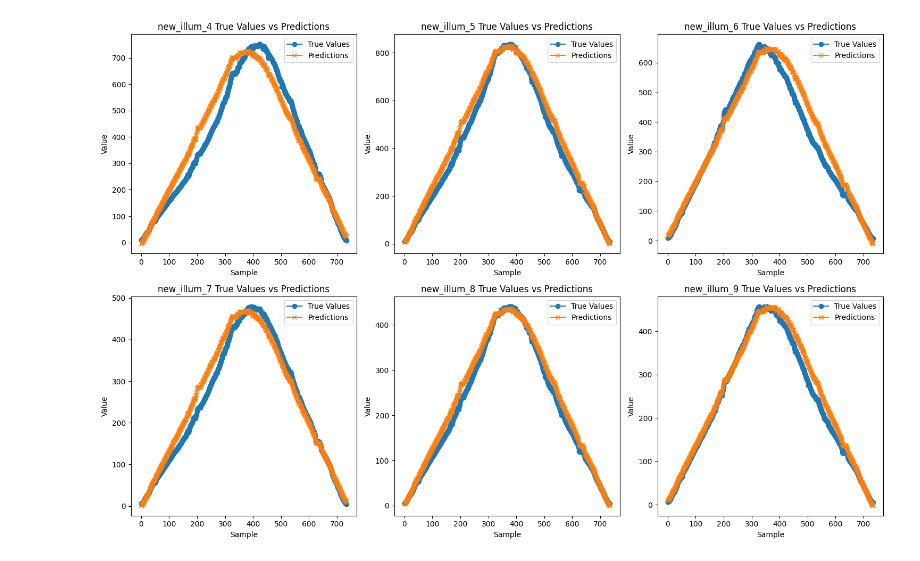
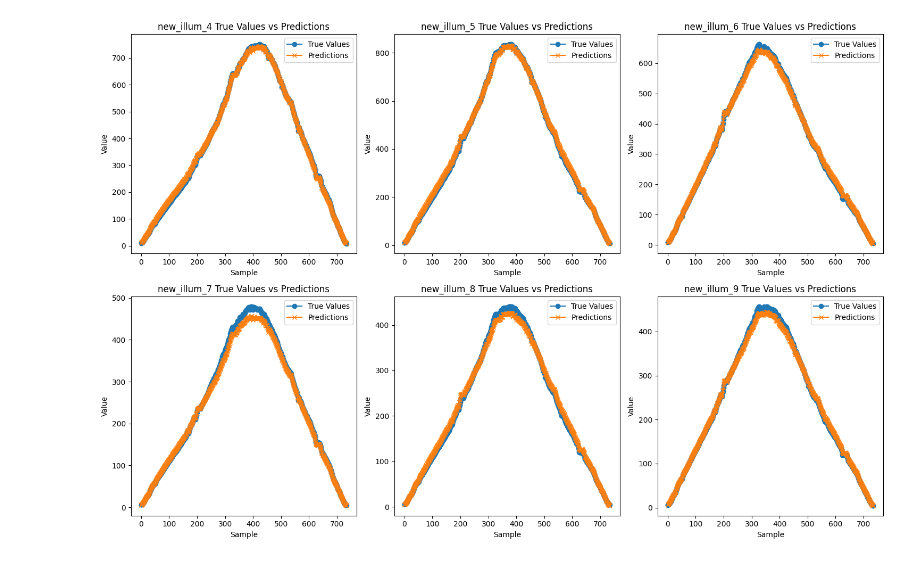
Before and after one commit to 2024-WISET-F16/wiset-ai-models, a Jupyter notebook: kwakminjung/LinearRegression.ipynb, the cells around one changed output. Saved outputs shown, nothing was run; the diff lists cells and outputs as text; code cells hidden in the pictures.

```diff
--- a/kwakminjung/LinearRegression.ipynb
+++ b/kwakminjung/LinearRegression.ipynb
@@ -5,17 +5,23 @@ import numpy as np
 import pandas as pd
 import torch
 import torch.nn as nn
-from sklearn.preprocessing import MinMaxScaler
 import matplotlib.pyplot as plt
 from sklearn.metrics import mean_absolute_error
+from openpyxl import Workbook
 
 training_dataset = pd.read_excel('/content/drive/MyDrive/Colab Notebooks/wiset_train_data_20240329-20240513.xlsx')
 test_dataset = pd.read_excel('/content/drive/MyDrive/Colab Notebooks/wiset_test_data_20240407.xlsx')
+
+# test_dataset 복사 (datetime 포함 복사)
+test_dataset_copy = test_dataset.copy()
 
 # training dataset 준비
 # azimuth or elevation 'dark' 일 경우 제외
 mask = ~(training_dataset['azimuth'].str.contains('dark') | training_dataset['elevation'].str.contains('dark'))
 training_dataset = training_dataset[mask]
+
+training_dataset['azimuth'] = training_dataset['azimuth'].astype(float)
+training_dataset['elevation'] = training_dataset['elevation'].astype(float)
 
 X_train_pd = training_dataset.iloc[:, 1:6]
 y_train_pd = training_dataset.iloc[:, 6:]
@@ -26,10 +32,9 @@ y_train_pd = y_train_pd.dropna()
 
 # ===================
 
-# X_train 정규화
-scaler = MinMaxScaler()
+X_train_np = X_train_pd.astype(np.float32).to_numpy()
+X_train_np[:, 0] = abs(X_train_np[:, 0] - 180)
 
-X_train_np = scaler.fit_transform(X_train_pd.astype(np.float32))
 y_train_np = y_train_pd.astype(np.float32).to_numpy()
 
 X_train = torch.Tensor(X_train_np).float()
@@ -37,7 +42,8 @@ y_train = torch.Tensor(y_train_np).float()
 
 # test dataset 준비
 X_test_pd = test_dataset.iloc[:, 1:6]
-X_test_np = scaler.fit_transform(X_test_pd.astype(np.float32))
+X_test_np = X_test_pd.astype(np.float32).to_numpy()
+X_test_np[:, 0] = abs(X_test_np[:, 0] - 180)
 
 X_test = torch.Tensor(X_test_np).float()
 
@@ -73,12 +79,17 @@ for name, child in model.named_children():
 # loss function (mean square)
 loss_function = nn.MSELoss()
 
-# optimizer: 경사하강법
-optimizer = torch.optim.SGD(model.parameters(), lr=1e-2)
+# optimizer: Adam optimizer 사용
+optimizer = torch.optim.Adam(model.parameters(), lr=1e-1)
+
+# 조기 종료 변수 초기화
+early_stopping_epochs = 5
+best_loss = float('inf')
+early_stop_cnt = 0
 
 train_loss_list = []
 test_loss_list = []
-nums_epoch = 4000
+nums_epoch = 10000
 eval_interval = 100
 
 for epoch in range(nums_epoch + 1):
@@ -105,13 +116,26 @@ for epoch in range(nums_epoch + 1):
       test_loss = loss_function(test_predictions, y_test)
       test_loss_list.append(test_loss.item())
 
+      print(f'epoch = {epoch}, current test loss = {test_loss.item():.4f}')
+
+      # 조기 종료 조건 검사
+      if test_loss < best_loss:
+        best_loss = test_loss
+        early_stop_cnt = 0
+      else:
+        early_stop_cnt += 1
+
+      if early_stop_cnt >= early_stopping_epochs:
+        print(f'Early stopping at epoch {epoch}')
+        break
+
 print(f'Final train loss: {train_loss_list[-1]:.4f}')
 print(f'Final test loss: {test_loss_list[-1]:.4f}')
 
 # loss function plot
 plt.figure(figsize=(10, 5))
-plt.plot(range(nums_epoch + 1), train_loss_list, label='Train Loss')
-plt.plot(range(0, nums_epoch + 1, eval_interval), test_loss_list, label='Test Loss')
+plt.plot(range(len(train_loss_list)), train_loss_list, label='Train Loss')
+plt.plot(range(0, len(train_loss_list), eval_interval), test_loss_list, label='Test Loss')
 plt.xlabel('Epoch')
 plt.ylabel('Loss')
 plt.title('Train and Test Loss Over Epochs')
@@ -132,7 +156,48 @@ for i in range(6):
 plt.tight_layout()
 plt.show()
 
+test_predictions_np = test_predictions.numpy()
+
+total_mae = 0
 for i in range(6):
-    mae = mean_absolute_error(y_test_np[:, i], test_predictions.numpy()[:, i])
+    mae = mean_absolute_error(y_test_np[:, i], test_predictions_np[:, i])
     print(f'new_illum_{i + 4} mean absolute error: {mae}')
+    total_mae += mae
+
+print(f'total mae: {total_mae / 6}')
+print(test_predictions_np)
+
+# 예측값
+predicted_values = {
+    'predicted_new_illum_4': test_predictions_np[:, 0],
+    'predicted_new_illum_5': test_predictions_np[:, 1],
+    'predicted_new_illum_6': test_predictions_np[:, 2],
+    'predicted_new_illum_7': test_predictions_np[:, 3],
+    'predicted_new_illum_8': test_predictions_np[:, 4],
+    'predicted_new_illum_9': test_predictions_np[:, 5],
+}
+
+# 예측값을 test_dataset_copy에 추가
+for key, value in predicted_values.items():
+    test_dataset_copy[key] = value
+
+# Workbook 객체 생성
+wb = Workbook()
+
+# 현재 활성화된 워크시트 선택 후 ws 변수에 할당
+ws = wb.active
+
+# 시트 제목
+ws.title = "Predicted values"
+
+# 컬럼 헤더 추가
+column = ['datetime', 'azimuth', 'elevation', 'new_illum_10', 'new_illum_11', 'new_illum_12', 'new_illum_4', 'new_illum_5', 'new_illum_6', 'new_illum_7', 'new_illum_8', 'new_illum_9','predicted_new_illum_4', 'predicted_new_illum_5', 'predicted_new_illum_6', 'predicted_new_illum_7','predicted_new_illum_8', 'predicted_new_illum_9']
+ws.append(column)
+
+# 데이터 추가
+for index, row in test_dataset_copy.iterrows():
+    ws.append(list(row))
+
+# 엑셀 파일 저장
+wb.save('/content/drive/MyDrive/Colab Notebooks/predicted_values.xlsx')
 # %% [output]
@@ -157 +232 @@ Final test loss: 1361.8677
-[figure, old version]
+[figure, new version]
```
Also changed, not shown: parts of 1 cell of this notebook.
